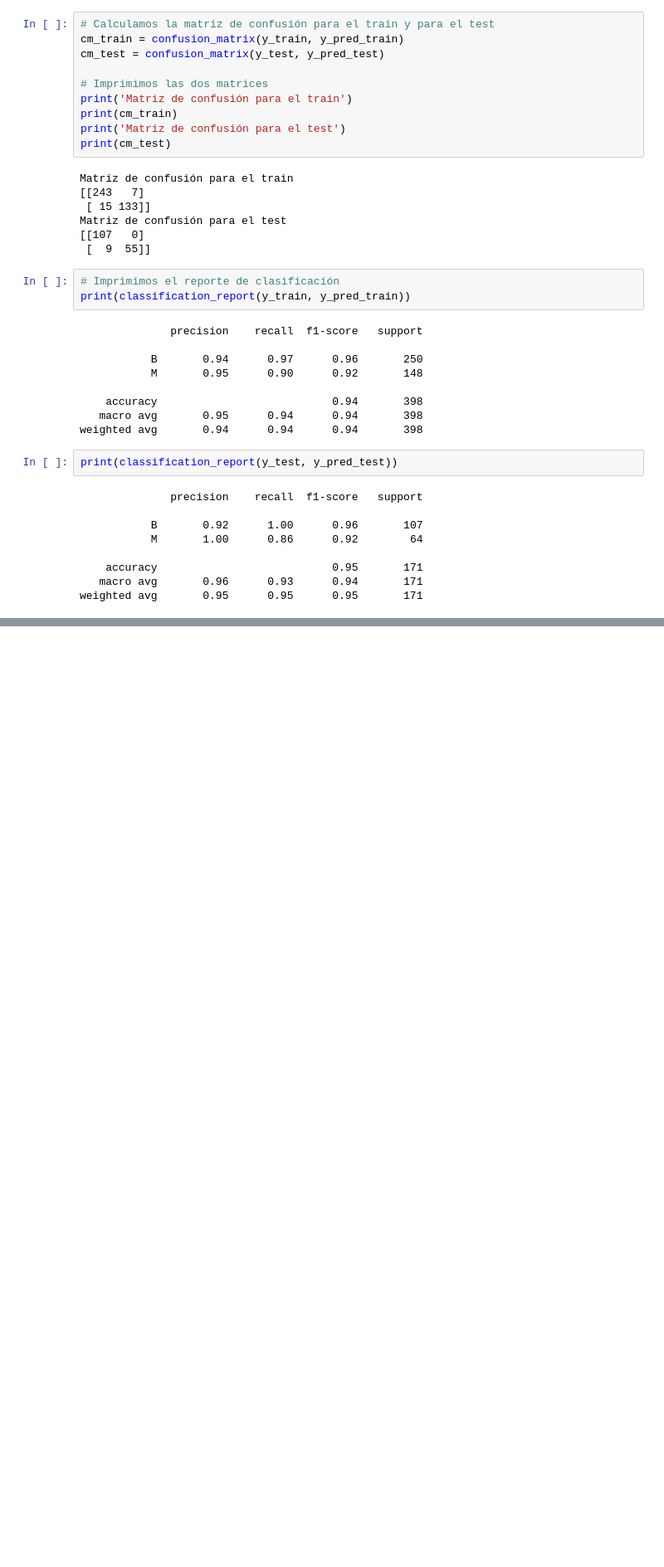
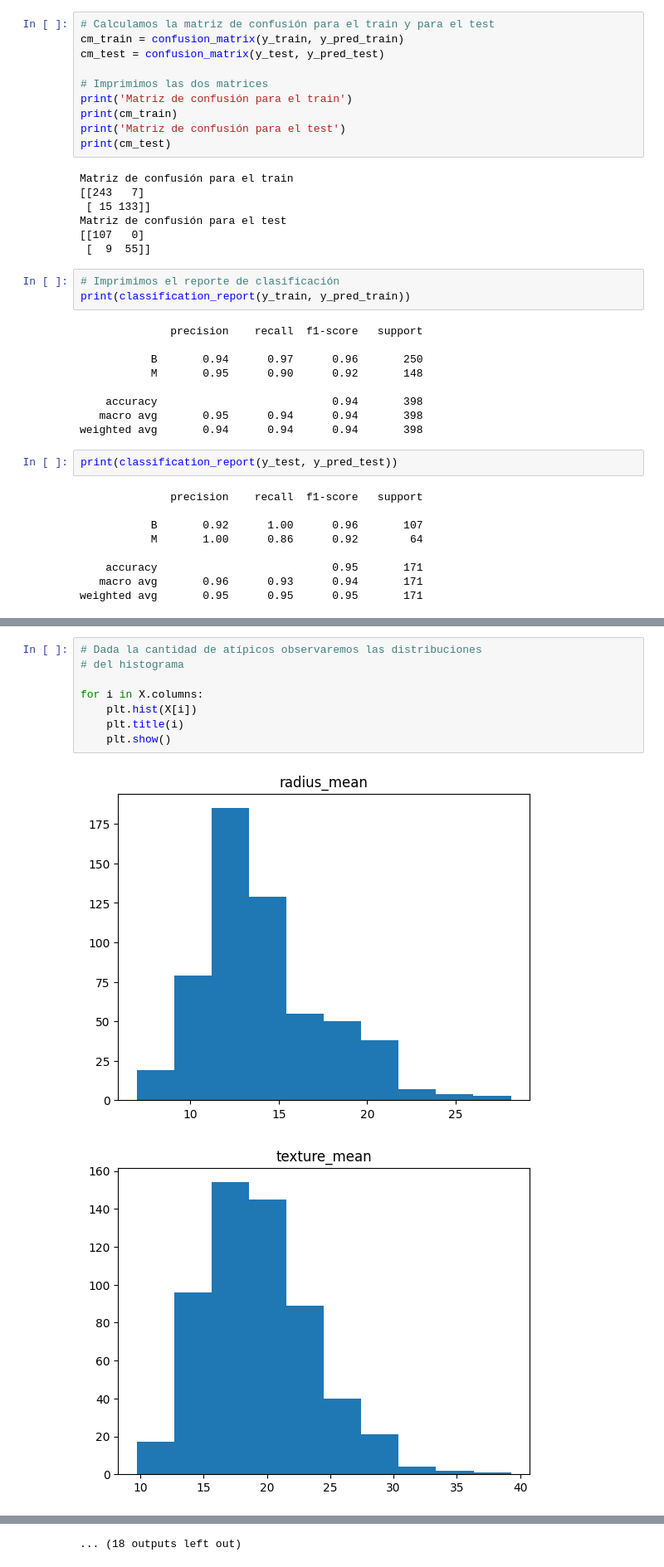
Before and after one commit to EAFIT-BI/Business-Analytics---2025-I, a Jupyter notebook: Naïve_Bayes.ipynb, the cells around one changed output, grey strips where cells are left out. Shown at 83% size. Drawn from its saved outputs; the diff is of its cells as text; blank space fills up the shorter version.

```diff
--- a/Naïve_Bayes.ipynb
+++ b/Naïve_Bayes.ipynb
@@ -135,0 +185,11 @@ weighted avg       0.95      0.95      0.95       171
+# %%
+# Dada la cantidad de atípicos observaremos las distribuciones
+# del histograma
+
+for i in X.columns:
+    plt.hist(X[i])
+    plt.title(i)
+    plt.show()
+# %% [output]
+[figure, added]
+[figure, added]
@@ -135,0 +206 @@ weighted avg       0.95      0.95      0.95       171
+... (18 outputs left out)
```
Also changed, not shown: parts of 16 cells of this notebook.
